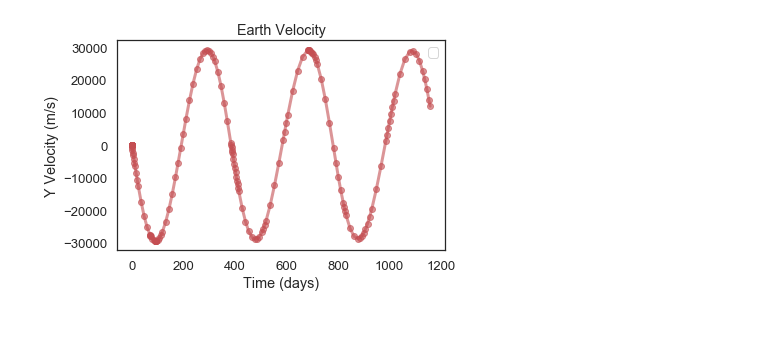
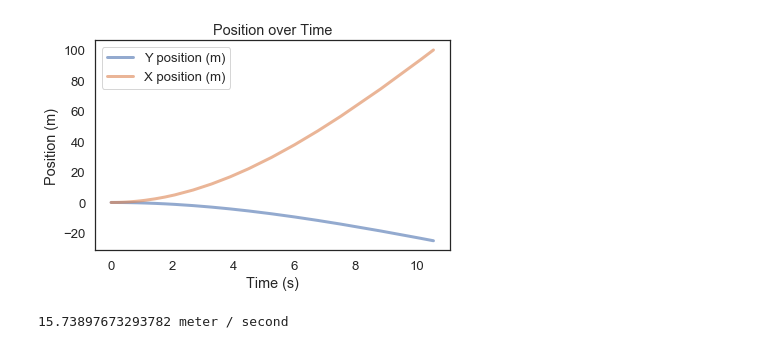
Before and after one commit to sdaitzman/ModSimPy, a Jupyter notebook: code/Project 3.ipynb, the cells around one changed output. Drawn from its saved outputs; the diff is of its cells as text; code cells hidden in the pictures.

```diff
--- a/code/Project 3.ipynb
+++ b/code/Project 3.ipynb
@@ -110,7 +145,0 @@ decorate(title='Earth Orbit',
-# %%
-plot(results.vy, 'ro-')
-decorate(title='Earth Velocity',
-         xlabel='Time (days)',
-         ylabel='Y Velocity (m/s)')
-# %% [output]
-[figure, removed]
@@ -135,3 +146,17 @@ system = System(init=init,
+# %%
+plot(results.y, label='Y position (m)')
+plot(results.x, label='X position (m)')
+decorate(title='Position over Time',
+   xlabel='Time (s)',
+   ylabel='Position (m)',
+  legend=True)
+# %% [output]
+[figure, added]
+# %%
+v_final = Vector(get_last_value(results.vx) * m / s, get_last_value(results.vy))
+print(v_final.mag)
+# %% [output]
+15.73897673293782 meter / second
 # %%
 def event_func(state, t, system):
     x, y, vx, vy = state
```
Also changed, not shown: parts of 23 cells of this notebook.
